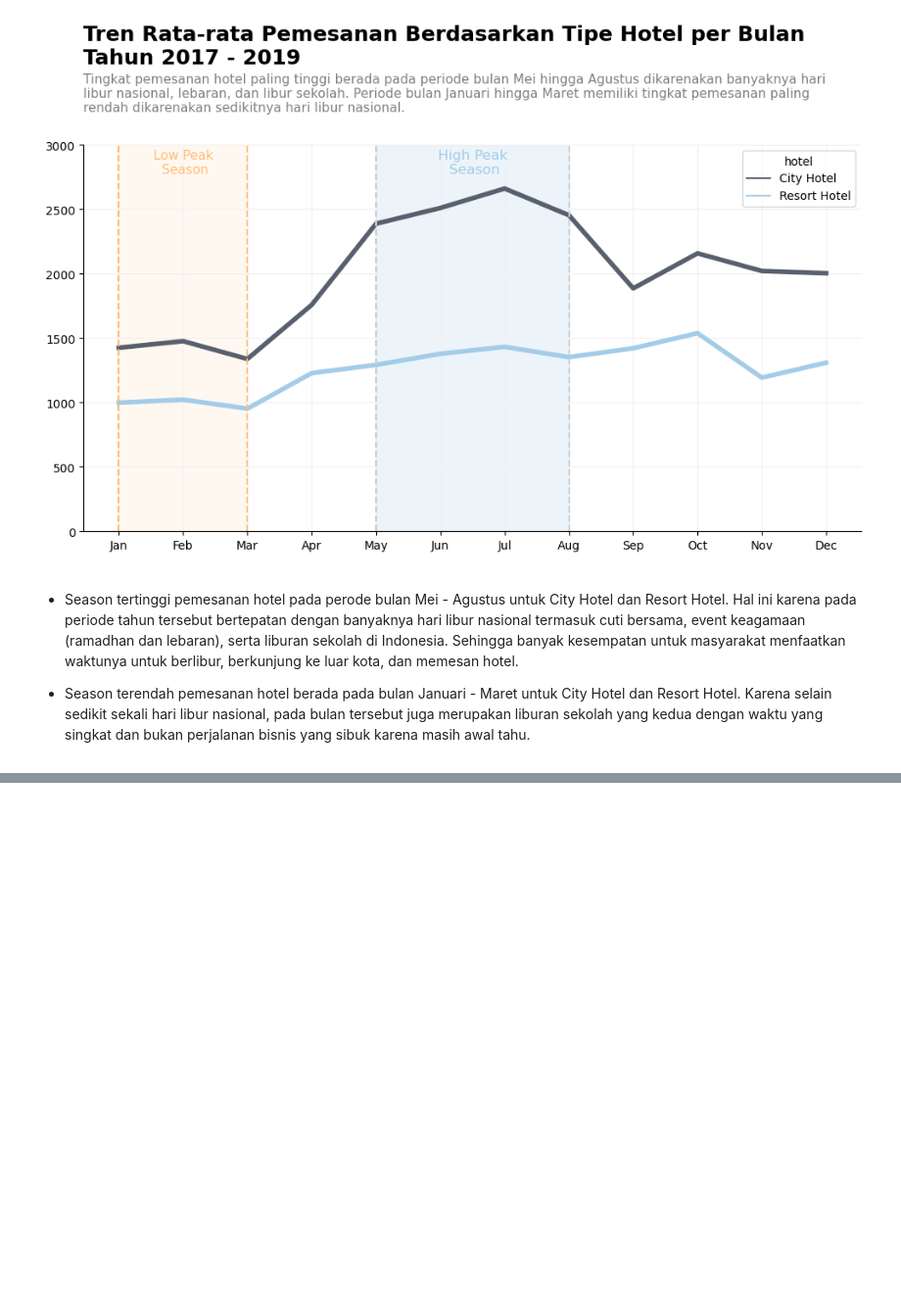
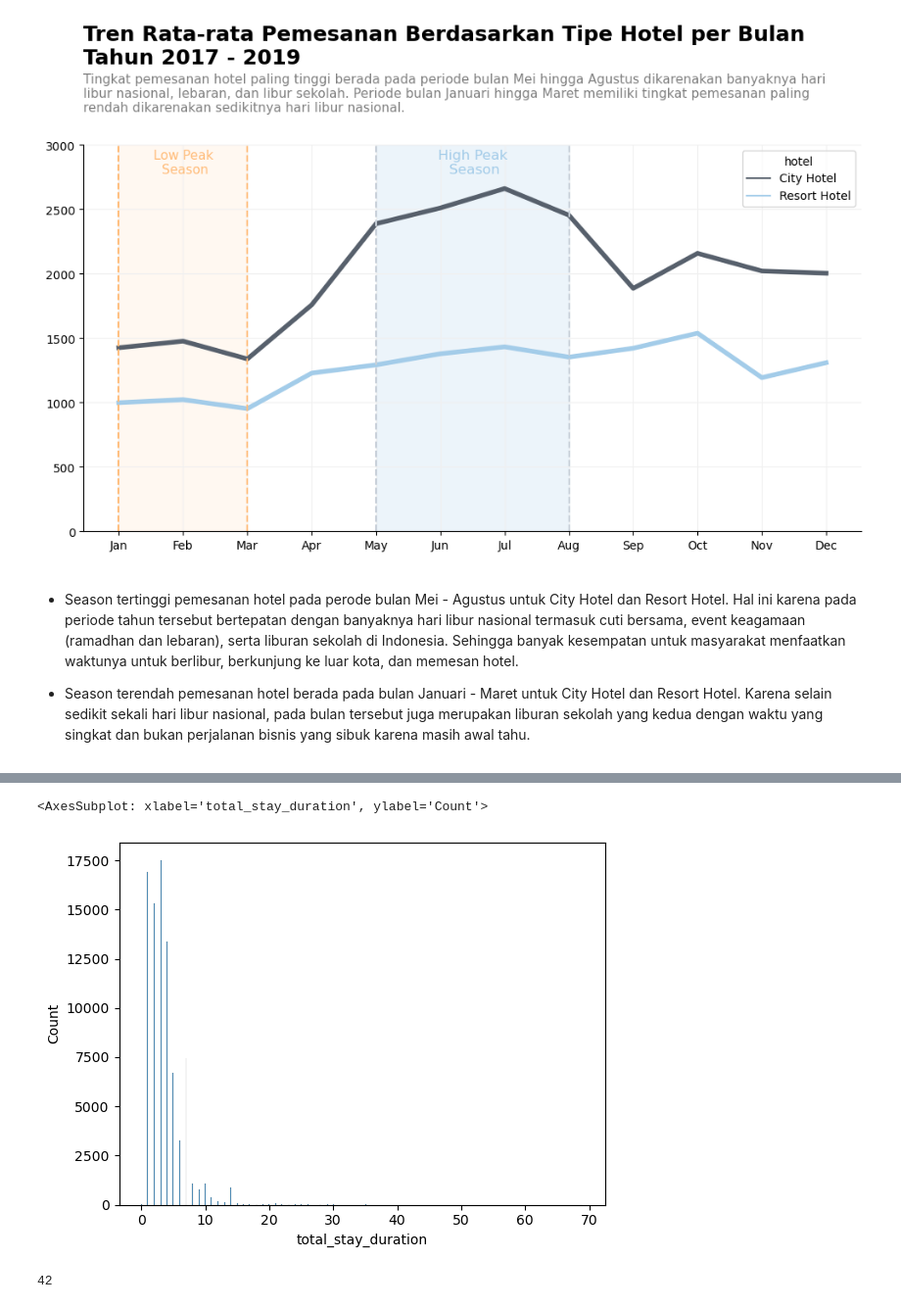
Before and after one commit to faizns/Investigate-Hotel-Business-using-Data-Visualization, a Jupyter notebook: Investigate_Hotel_Business.ipynb, the cells around one changed output, grey strips where cells are left out. Shown at 98% size. Cells and saved outputs as stored; diff of their text form; code cells hidden in the pictures; blank space fills up the shorter version.

```diff
--- a/Investigate_Hotel_Business.ipynb
+++ b/Investigate_Hotel_Business.ipynb
@@ -625,0 +621,4 @@ Text(5.5, 2780, 'High Peak\n Season')
+# %%
+# membuat kolom baru
+df_c['total_stay_duration'] = df_c['stays_in_weekdays_nights'] + df_c['stays_in_weekend_nights']
+df_c.sample(5).T
@@ -625,0 +643,10 @@ Text(5.5, 2780, 'High Peak\n Season')
+# %%
+# distribusi total durasi menginap
+sns.histplot(df_c['total_stay_duration'])
+# %% [output]
+<AxesSubplot: xlabel='total_stay_duration', ylabel='Count'>
+[figure, added]
+# %%
+df_c['total_stay_duration'].nunique()
+# %% [output]
+42
```
Also changed, not shown: parts of 25 cells of this notebook.
